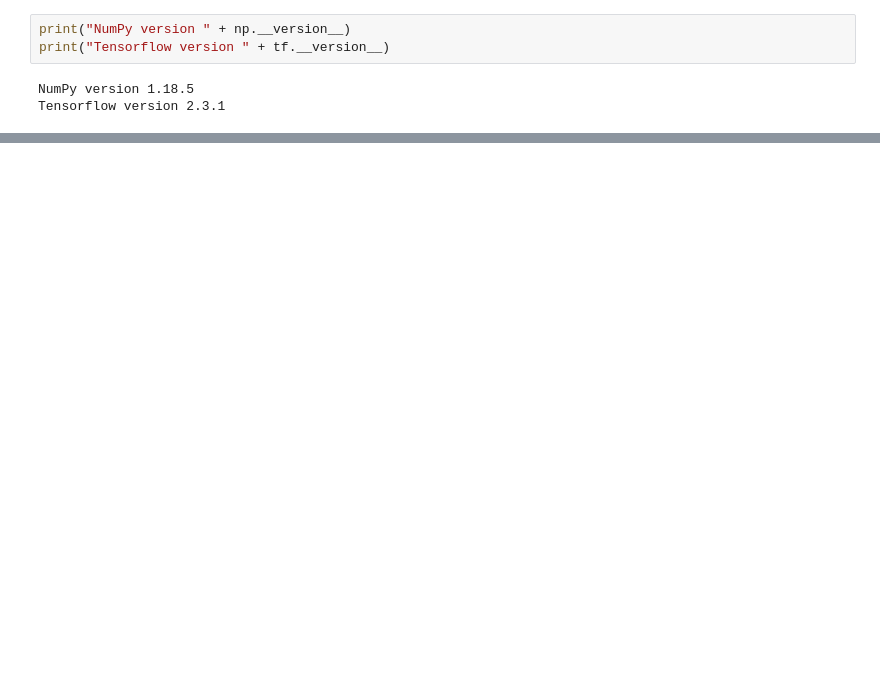
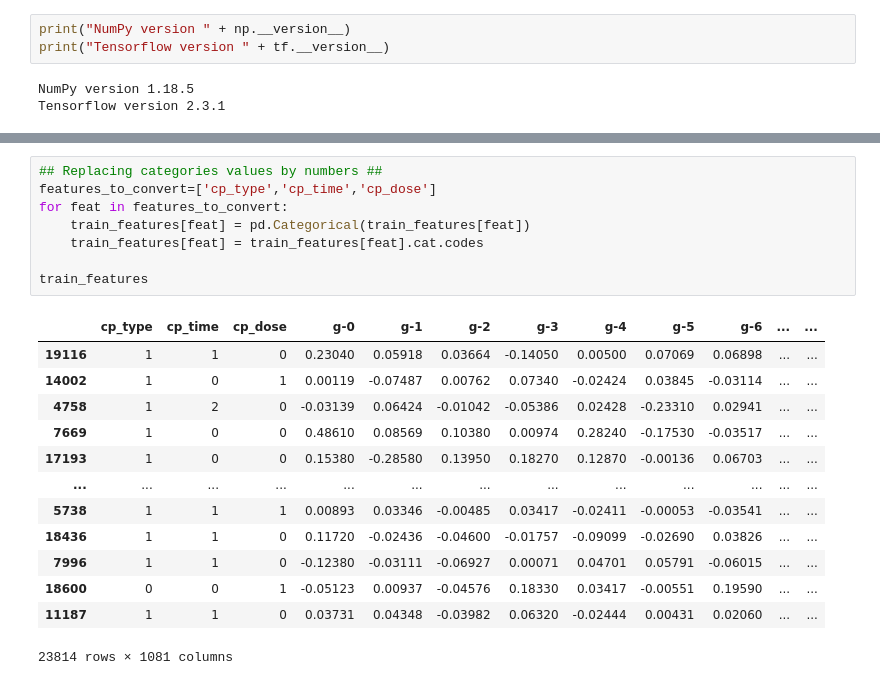
Before and after one commit to ECE-4/deep-learning, a Jupyter notebook: main.ipynb, the cells around one changed output, grey strips where cells are left out. Saved outputs shown, nothing was run; the diff lists cells and outputs as text; blank space fills up the shorter version.

```diff
--- a/main.ipynb
+++ b/main.ipynb
@@ -20,0 +80,22 @@ train_drug
+# %%
+## Replacing categories values by numbers ##
+features_to_convert=['cp_type','cp_time','cp_dose']
+for feat in features_to_convert:
+    train_features[feat] = pd.Categorical(train_features[feat])
+    train_features[feat] = train_features[feat].cat.codes
+
+train_features
+# %% [output]
+|  | cp_type | cp_time | cp_dose | g-0 | g-1 | g-2 | g-3 | g-4 | g-5 | g-6 | ... | ... |
+| 19116 | 1 | 1 | 0 | 0.23040 | 0.05918 | 0.03664 | -0.14050 | 0.00500 | 0.07069 | 0.06898 | ... | ... |
+| 14002 | 1 | 0 | 1 | 0.00119 | -0.07487 | 0.00762 | 0.07340 | -0.02424 | 0.03845 | -0.03114 | ... | ... |
+| 4758 | 1 | 2 | 0 | -0.03139 | 0.06424 | -0.01042 | -0.05386 | 0.02428 | -0.23310 | 0.02941 | ... | ... |
+| 7669 | 1 | 0 | 0 | 0.48610 | 0.08569 | 0.10380 | 0.00974 | 0.28240 | -0.17530 | -0.03517 | ... | ... |
+| 17193 | 1 | 0 | 0 | 0.15380 | -0.28580 | 0.13950 | 0.18270 | 0.12870 | -0.00136 | 0.06703 | ... | ... |
+| ... | ... | ... | ... | ... | ... | ... | ... | ... | ... | ... | ... | ... |
+| 5738 | 1 | 1 | 1 | 0.00893 | 0.03346 | -0.00485 | 0.03417 | -0.02411 | -0.00053 | -0.03541 | ... | ... |
+| 18436 | 1 | 1 | 0 | 0.11720 | -0.02436 | -0.04600 | -0.01757 | -0.09099 | -0.02690 | 0.03826 | ... | ... |
+| 7996 | 1 | 1 | 0 | -0.12380 | -0.03111 | -0.06927 | 0.00071 | 0.04701 | 0.05791 | -0.06015 | ... | ... |
+| 18600 | 0 | 0 | 1 | -0.05123 | 0.00937 | -0.04576 | 0.18330 | 0.03417 | -0.00551 | 0.19590 | ... | ... |
+| 11187 | 1 | 1 | 0 | 0.03731 | 0.04348 | -0.03982 | 0.06320 | -0.02444 | 0.00431 | 0.02060 | ... | ... |
+23814 rows × 1081 columns
```
Also changed, not shown: parts of 9 cells of this notebook.
